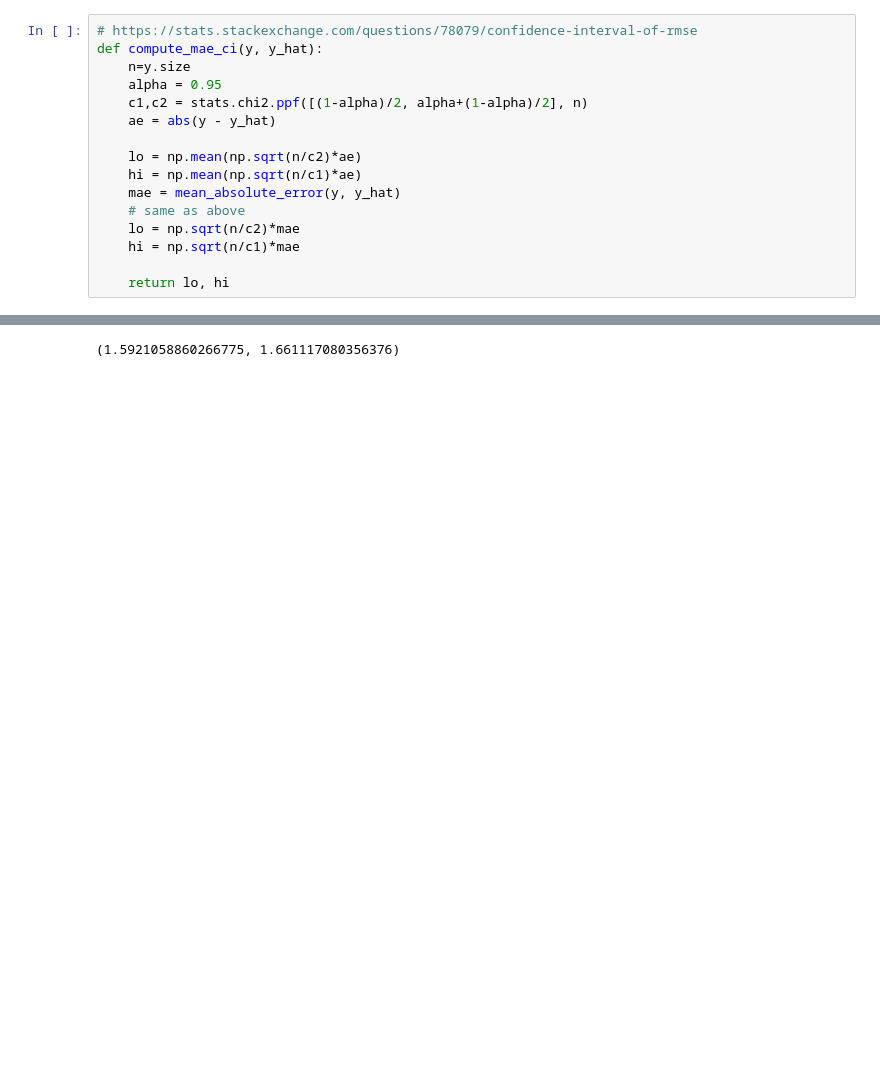
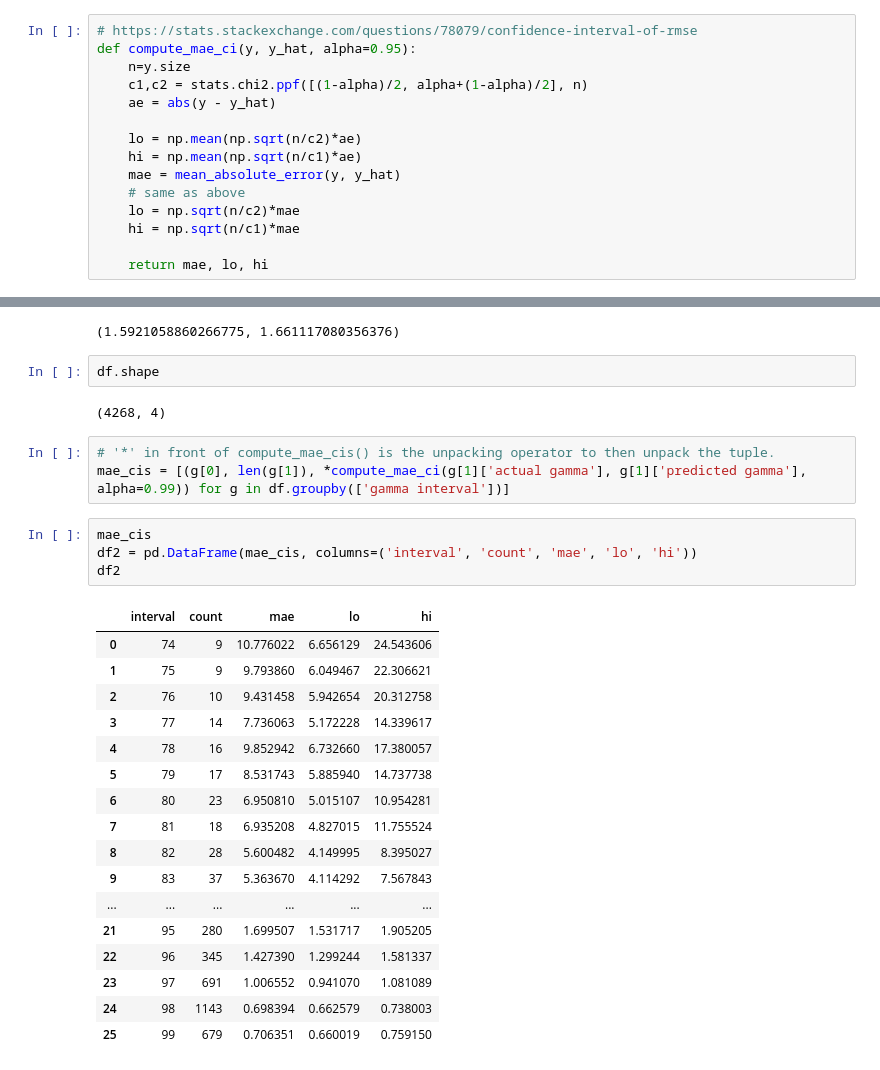
Before and after one commit to pablojrios/fluence_maps, a Jupyter notebook: compute_crossval_metrics.ipynb, the cells around one changed output, grey strips where cells are left out. Drawn from its saved outputs; the diff is of its cells as text; blank space fills up the shorter version.

```diff
--- a/compute_crossval_metrics.ipynb
+++ b/compute_crossval_metrics.ipynb
@@ -54,9 +54,8 @@ def compute_pearson_correlation_ci(y, y_hat):
     return p, lo, hi
 # %%
 # https://stats.stackexchange.com/questions/78079/confidence-interval-of-rmse
-def compute_mae_ci(y, y_hat):
+def compute_mae_ci(y, y_hat, alpha=0.95):
     n=y.size
-    alpha = 0.95
     c1,c2 = stats.chi2.ppf([(1-alpha)/2, alpha+(1-alpha)/2], n)
     ae = abs(y - y_hat)
 
@@ -67,7 +66,7 @@ def compute_mae_ci(y, y_hat):
     lo = np.sqrt(n/c2)*mae
     hi = np.sqrt(n/c1)*mae
 
-    return lo, hi
+    return mae, lo, hi
 # %%
 def display_scatterplot(model_name, y, y_hat):
     print('Model name = %s' % model_name)
@@ -338,3 +335,32 @@ mae = mean_absolute_error(y, y_hat)
 np.sqrt(n/c2)*mae, np.sqrt(n/c1)*mae
 # %% [output]
 (1.5921058860266775, 1.661117080356376)
+# %%
+df.shape
+# %% [output]
+(4268, 4)
+# %%
+# '*' in front of compute_mae_cis() is the unpacking operator to then unpack the tuple.
+mae_cis = [(g[0], len(g[1]), *compute_mae_ci(g[1]['actual gamma'], g[1]['predicted gamma'], alpha=0.99)) for g in df.groupby(['gamma interval'])]
+# %%
+mae_cis
+df2 = pd.DataFrame(mae_cis, columns=('interval', 'count', 'mae', 'lo', 'hi'))
+df2
+# %% [output]
+|  | interval | count | mae | lo | hi |
+| 0 | 74 | 9 | 10.776022 | 6.656129 | 24.543606 |
+| 1 | 75 | 9 | 9.793860 | 6.049467 | 22.306621 |
+| 2 | 76 | 10 | 9.431458 | 5.942654 | 20.312758 |
+| 3 | 77 | 14 | 7.736063 | 5.172228 | 14.339617 |
+| 4 | 78 | 16 | 9.852942 | 6.732660 | 17.380057 |
+| 5 | 79 | 17 | 8.531743 | 5.885940 | 14.737738 |
+| 6 | 80 | 23 | 6.950810 | 5.015107 | 10.954281 |
+| 7 | 81 | 18 | 6.935208 | 4.827015 | 11.755524 |
+| 8 | 82 | 28 | 5.600482 | 4.149995 | 8.395027 |
+| 9 | 83 | 37 | 5.363670 | 4.114292 | 7.567843 |
+| ... | ... | ... | ... | ... | ... |
+| 21 | 95 | 280 | 1.699507 | 1.531717 | 1.905205 |
+| 22 | 96 | 345 | 1.427390 | 1.299244 | 1.581337 |
+| 23 | 97 | 691 | 1.006552 | 0.941070 | 1.081089 |
+| 24 | 98 | 1143 | 0.698394 | 0.662579 | 0.738003 |
+| 25 | 99 | 679 | 0.706351 | 0.660019 | 0.759150 |
```
Also changed, not shown: parts of 6 cells of this notebook.
